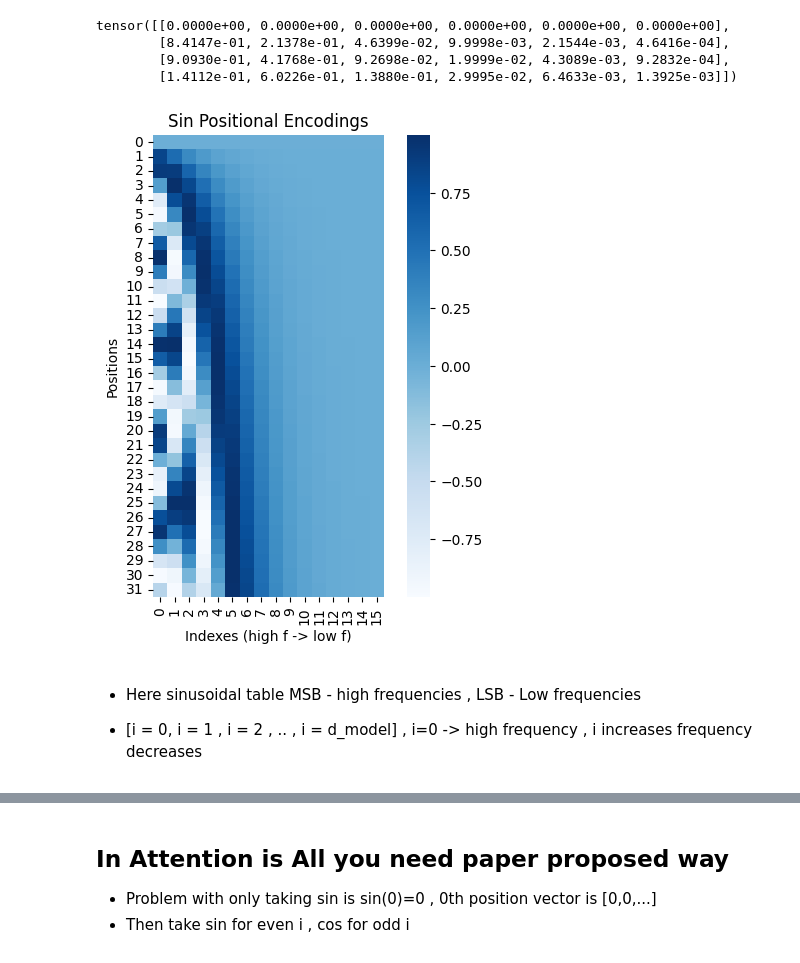
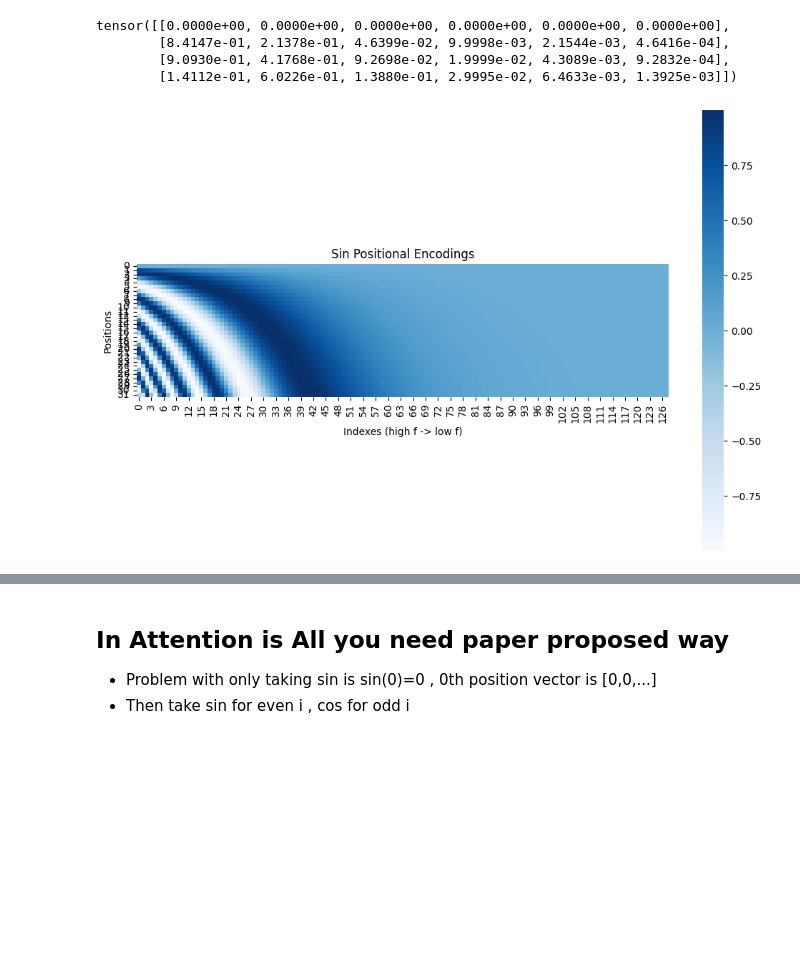
Before and after one commit to samitha278/CoreLlama, a Jupyter notebook: positional_encoding_methods.ipynb, the cells around one changed output, grey strips where cells are left out. Cells and saved outputs as stored; diff of their text form; code cells hidden in the pictures; blank space fills up the shorter version.

```diff
--- a/positional_encoding_methods.ipynb
+++ b/positional_encoding_methods.ipynb
@@ -247,21 +248,17 @@ tensor([[0.0000e+00, 0.0000e+00, 0.0000e+00, 0.0000e+00, 0.0000e+00, 0.0000e+00]
         [1.4112e-01, 6.0226e-01, 1.3880e-01, 2.9995e-02, 6.4633e-03, 1.3925e-03]])
 # %%
 max_len = 32
-d_model = 16
+d_model = 128
 
 sin_pe = SinusoidalPE_v2(max_len,d_model)
 encodings = sin_pe(torch.arange(0,max_len))
 
 
-plt.figure(figsize=(6, 6))
+plt.figure(figsize=(12, 8))
 sns.heatmap(encodings.numpy(), cmap='Blues',square=True)
 plt.title(f'Sin Positional Encodings')
 plt.xlabel('Indexes (high f -> low f)')
 plt.ylabel('Positions')
 plt.show()
 # %% [output]
-[figure, old version]
+[figure, new version]
-# %% [markdown]
-- Here sinusoidal table MSB - high frequencies , LSB - Low frequencies
-
-- [i = 0, i = 1 , i = 2 , .. , i = d_model]  , i=0 -> high frequency , i increases frequency decreases
```
Also changed, not shown: parts of 5 cells of this notebook.
